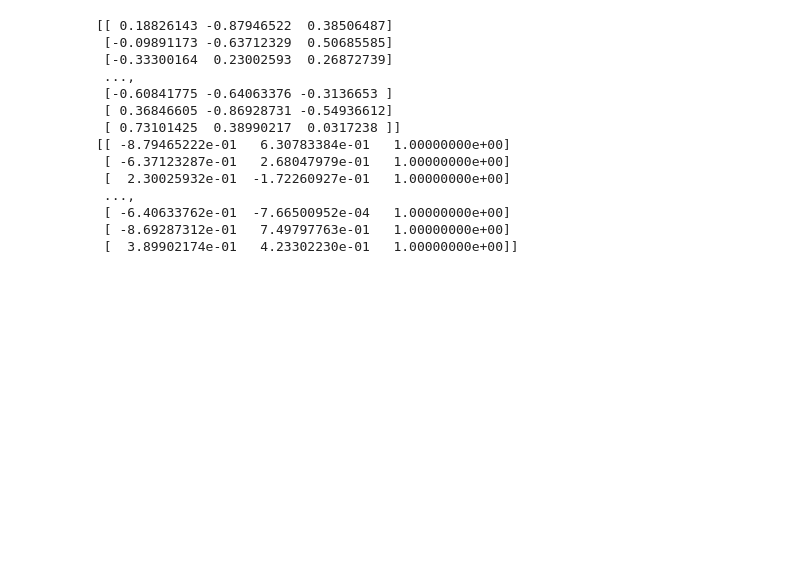
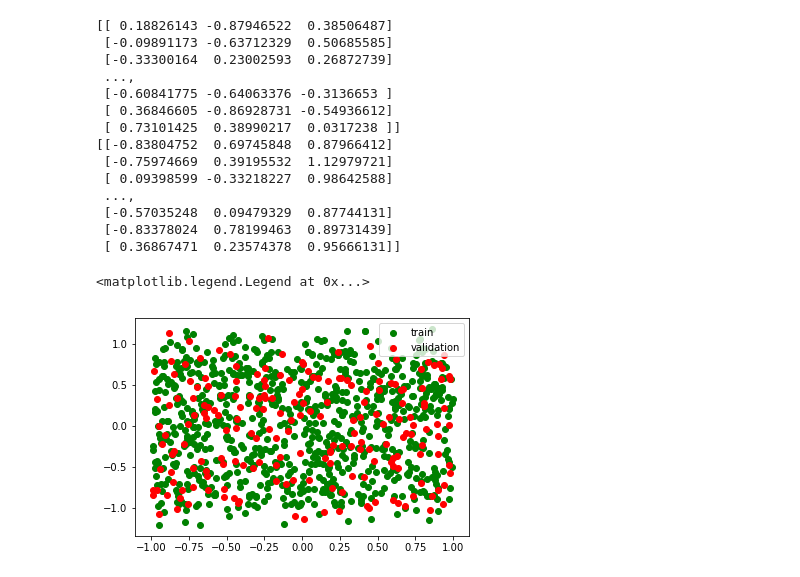
Before and after one commit to hbhat4000/sdeinference, a Jupyter notebook: NNcode/3dim_2hiddenLayers.ipynb, the cells around one changed output. Saved outputs shown, nothing was run; the diff lists cells and outputs as text; code cells hidden in the pictures; blank space fills up the shorter version.

```diff
--- a/NNcode/3dim_2hiddenLayers.ipynb
+++ b/NNcode/3dim_2hiddenLayers.ipynb
@@ -74,6 +67,6 @@ for i in range(0, (n_inputs - train_size)):
 # %%
-print(trainx)
-print(trainy)
+print(X_train)
+print(y_train)
 # %% [output]
 [[ 0.18826143 -0.87946522  0.38506487]
  [-0.09891173 -0.63712329  0.50685585]
@@ -82,12 +75,20 @@ print(trainy)
  [-0.60841775 -0.64063376 -0.3136653 ]
  [ 0.36846605 -0.86928731 -0.54936612]
  [ 0.73101425  0.38990217  0.0317238 ]]
-[[ -8.79465222e-01   6.30783384e-01   1.00000000e+00]
- [ -6.37123287e-01   2.68047979e-01   1.00000000e+00]
- [  2.30025932e-01  -1.72260927e-01   1.00000000e+00]
+[[-0.83804752  0.69745848  0.87966412]
+ [-0.75974669  0.39195532  1.12979721]
+ [ 0.09398599 -0.33218227  0.98642588]
  ...,
- [ -6.40633762e-01  -7.66500952e-04   1.00000000e+00]
- [ -8.69287312e-01   7.49797763e-01   1.00000000e+00]
- [  3.89902174e-01   4.23302230e-01   1.00000000e+00]]
+ [-0.57035248  0.09479329  0.87744131]
+ [-0.83378024  0.78199463  0.89731439]
+ [ 0.36867471  0.23574378  0.95666131]]
+# %%
+plt.figure(1)
+plt.scatter(X_train[:, 0], y_train[:, 0], c = 'green', label = 'train')
+plt.scatter(X_validation[:, 0], y_validation[:, 0], c = 'red', label = 'validation')
+plt.legend()
+# %% [output]
+<matplotlib.legend.Legend at 0x...>
+[figure, added]
 # %%
 plt.figure(1)
```
Also changed, not shown: parts of 11 cells of this notebook, 1 other file.
